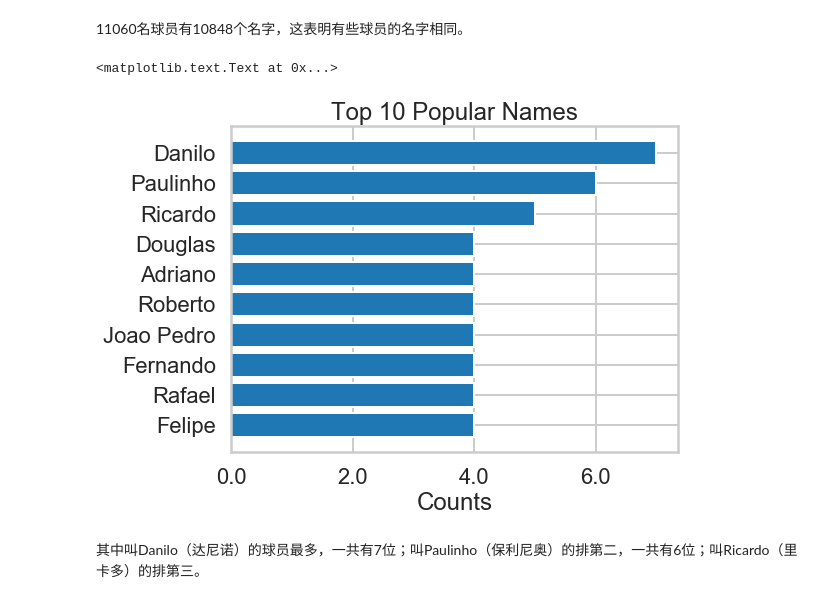
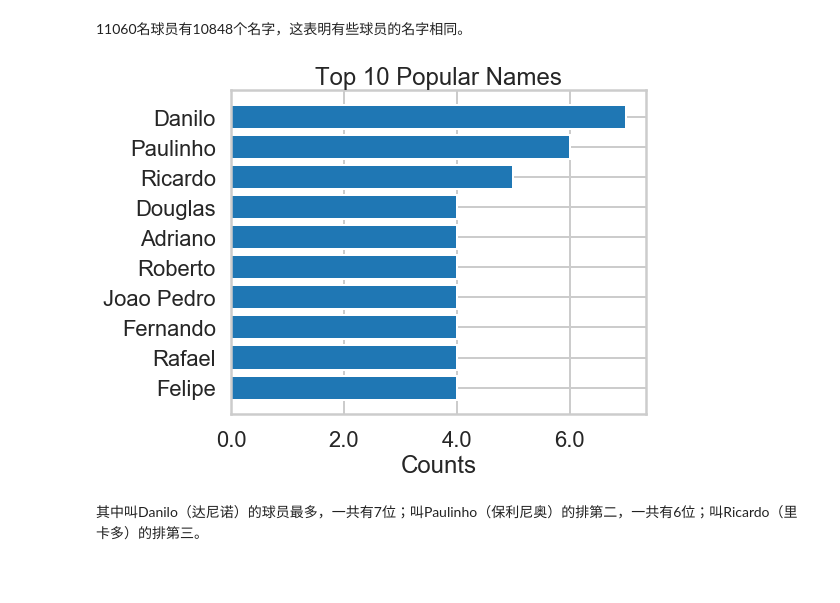
Before and after one commit to xzl524/football_data_analysis, a Jupyter notebook: projects/european_soccer_database_analysis/exploratory_data_analysis/exploratory_data_analysis_1_CN.ipynb, the cells around one changed output. Drawn from its saved outputs; the diff is of its cells as text; code cells hidden in the pictures; blank space fills up the shorter version.

```diff
--- a/projects/european_soccer_database_analysis/exploratory_data_analysis/exploratory_data_analysis_1_CN.ipynb
+++ b/projects/european_soccer_database_analysis/exploratory_data_analysis/exploratory_data_analysis_1_CN.ipynb
@@ -345,27 +345,27 @@ The number of unique player_name is 10848.
 # %%
 # Top counts number
 top_num = 10
 
 # get top counts name table
 top_counts_name = player.groupby('player_name',as_index=False).count().sort_values('player_api_id',ascending=False).head(top_num)
 
 # Make a barhplot
 fig, ax = plt.subplots(figsize=(8,6))
 
 ax.barh(np.arange(top_num), top_counts_name['player_api_id'].values, align = 'center')
 
 # Set x&y label, ticklabel and their size
 ax.set_yticks(np.arange(top_num))
 ax.set_yticklabels(top_counts_name['player_name'].values)
 ax.invert_yaxis()
 ax.set_xticklabels(ax.get_xticks())
 ax.set_xlabel('Counts')
 ax.set_title('Top {} Popular Names'.format(top_num))
 
-#plt.tight_layout()
+plt.tight_layout()
+#plt.savefig('name',dpi=400)
 # %% [output]
-<matplotlib.text.Text at 0x...>
-[figure, old version]
+[figure, new version]
 # %% [markdown]
 其中叫Danilo（达尼诺）的球员最多，一共有7位；叫Paulinho（保利尼奥）的排第二，一共有6位；叫Ricardo（里卡多）的排第三。
 # %% [markdown]
```
Also changed, not shown: parts of 4 cells of this notebook.
